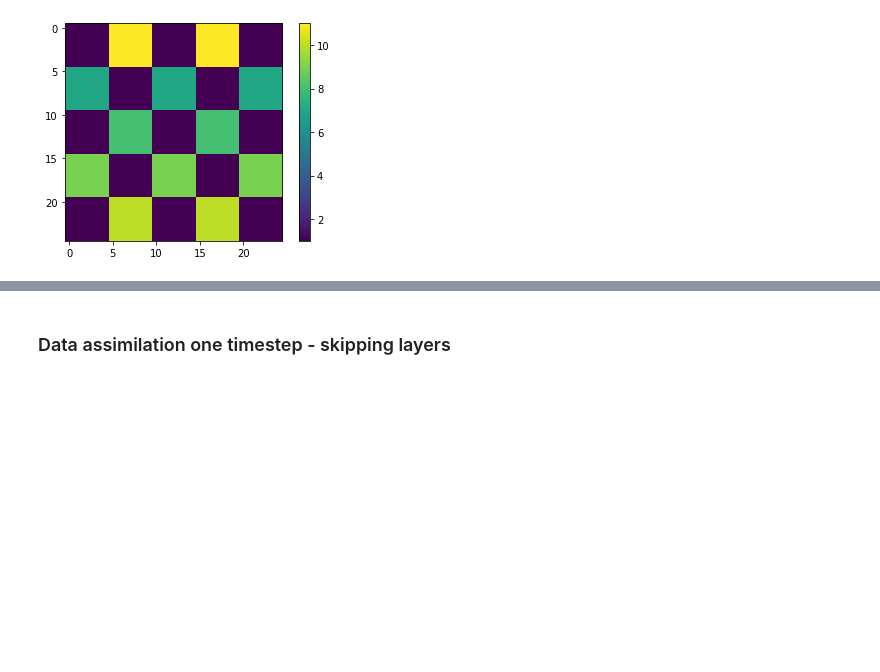
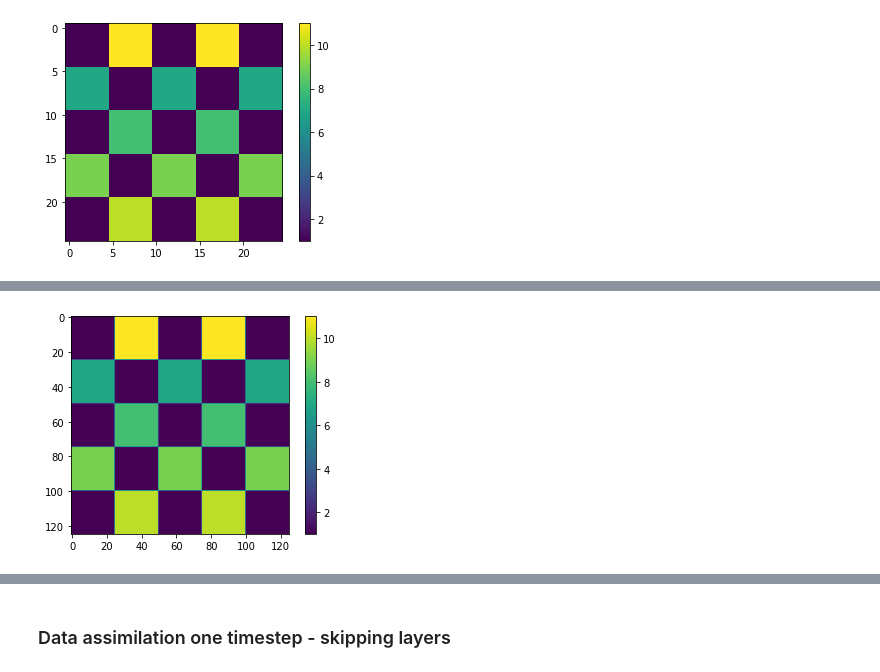
Before and after one commit to guodh321/AI4WaveEqn, a Jupyter notebook: 7_wave_eqn_MultiStepDA_Checkerboard.ipynb, the cells around one changed output, grey strips where cells are left out. Saved outputs shown, nothing was run; the diff lists cells and outputs as text; code cells hidden in the pictures; blank space fills up the shorter version.

```diff
--- a/7_wave_eqn_MultiStepDA_Checkerboard.ipynb
+++ b/7_wave_eqn_MultiStepDA_Checkerboard.ipynb
@@ -456,0 +523,9 @@ plt.show()
+# %%
+C_tensors_list = [10, 6, 7, 8, 9]
+c_tensor = torch.tensor(C_tensors_list, dtype=torch.float32, device=device, requires_grad=True)
+c = create_simple_checkerboard(c_tensor)
+plt.imshow(c.cpu().detach().numpy())  # Display the matrix as an image
+plt.colorbar()  # Optionally, display a colorbar
+plt.show()
+# %% [output]
+[figure, added]
```
Also changed, not shown: parts of 14 cells of this notebook.
